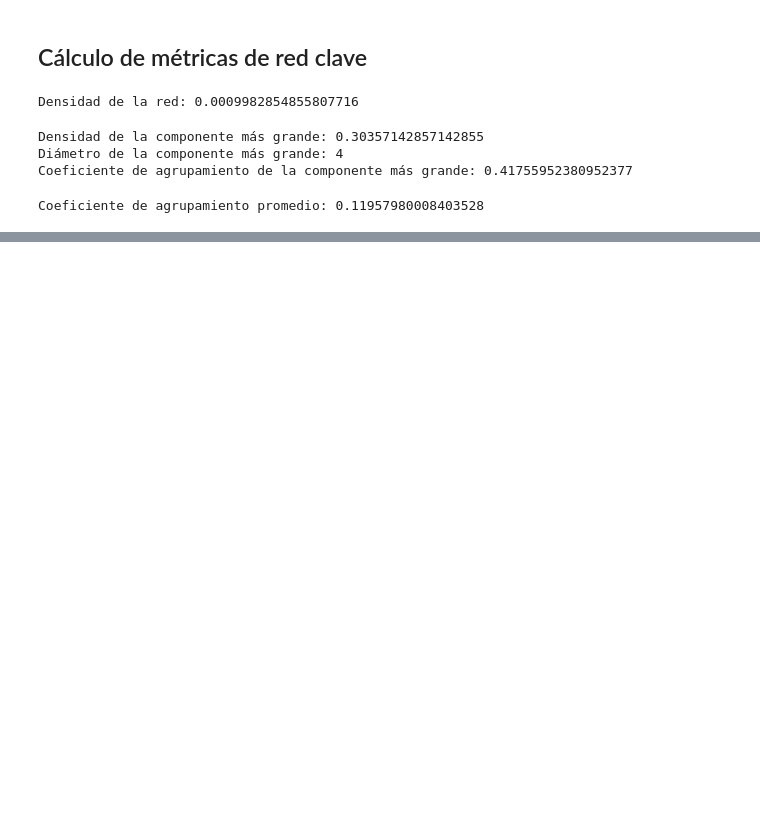
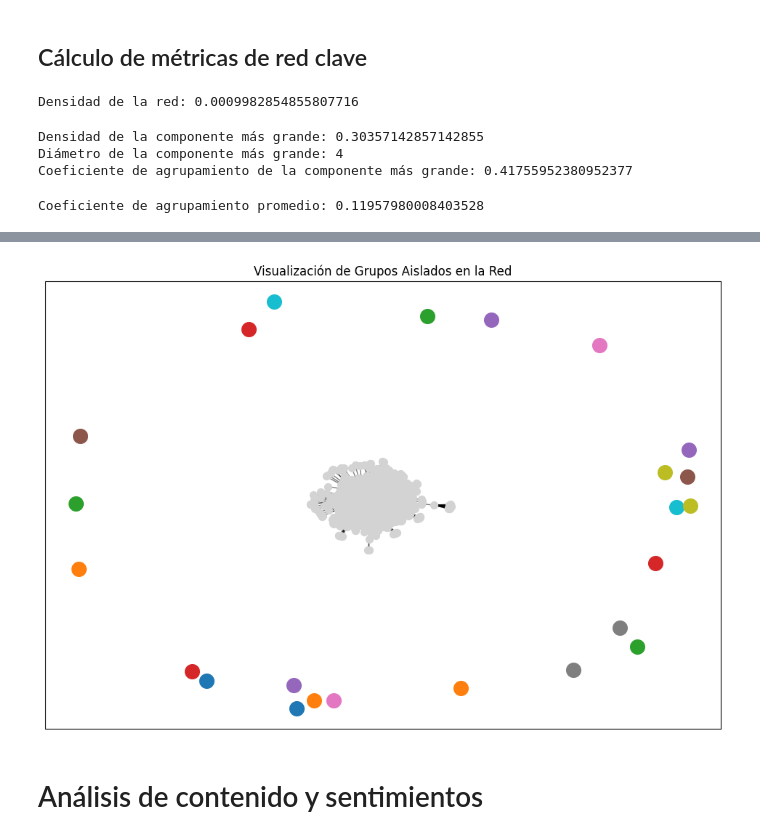
Before and after one commit to FerEsq/DL-Lab-07, a Jupyter notebook: lab7.ipynb, the cells around one changed output, grey strips where cells are left out. Saved outputs shown, nothing was run; the diff lists cells and outputs as text; code cells hidden in the pictures; blank space fills up the shorter version.

```diff
--- a/lab7.ipynb
+++ b/lab7.ipynb
@@ -383,0 +524,8 @@ Coeficiente de agrupamiento promedio: 0.11957980008403528
+# %%
+import networkx as nx
+
+componentes = list(nx.connected_components(G))
+
+print(f"Número de componentes conectados: {len(componentes)}")
+for i, componente in enumerate(componentes):
+    print(f"Tamaño del componente {i}: {len(componente)}")
@@ -383,0 +550,3 @@ Coeficiente de agrupamiento promedio: 0.11957980008403528
+# %%
+grupos_aislados = [c for c in componentes if len(c) < 5]  # Cambia 5 por el umbral que desees
+print(f"Número de grupos aislados: {len(grupos_aislados)}")
@@ -383,0 +555,8 @@ Coeficiente de agrupamiento promedio: 0.11957980008403528
+# %%
+for i, grupo in enumerate(grupos_aislados):
+    nodos_grupo = list(grupo)
+    tweets_grupo = df[df['user'].isin(nodos_grupo)]
+
+    tema_counts_grupo = tweets_grupo['tema'].value_counts()
+    print(f"Temas en el grupo aislado {i}:")
+    print(tema_counts_grupo)
@@ -383,0 +581,18 @@ Coeficiente de agrupamiento promedio: 0.11957980008403528
+# %%
+plt.figure(figsize=(12, 8))
+pos = nx.spring_layout(G)
+
+nx.draw_networkx_nodes(G, pos, node_size=50, node_color='lightgray')
+
+for i, componente in enumerate(componentes):
+    if len(componente) < 5:
+        nx.draw_networkx_nodes(G, pos, nodelist=componente, node_color=f"C{i}", node_size=200)
+
+nx.draw_networkx_edges(G, pos, alpha=0.5)
+
+plt.title("Visualización de Grupos Aislados en la Red")
+plt.show()
+# %% [output]
+[figure, added]
+# %% [markdown]
+# Análisis de contenido y sentimientos
```
Also changed, not shown: parts of 31 cells of this notebook, 1 other file.
